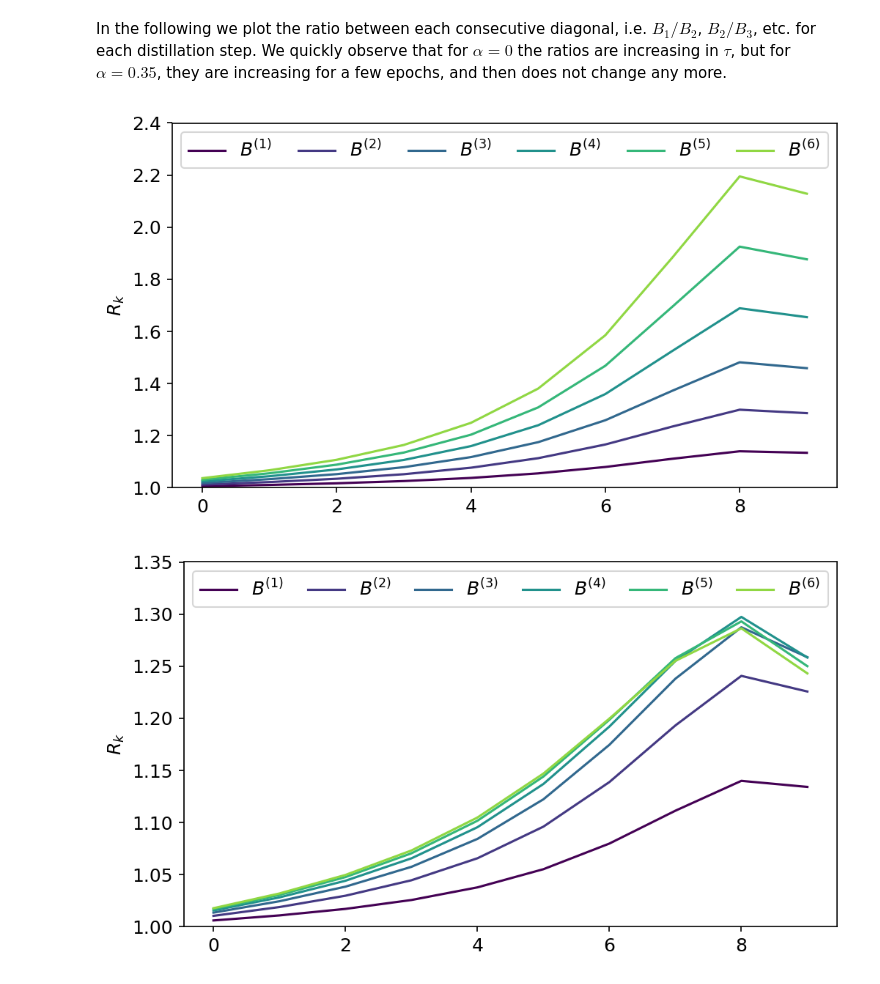
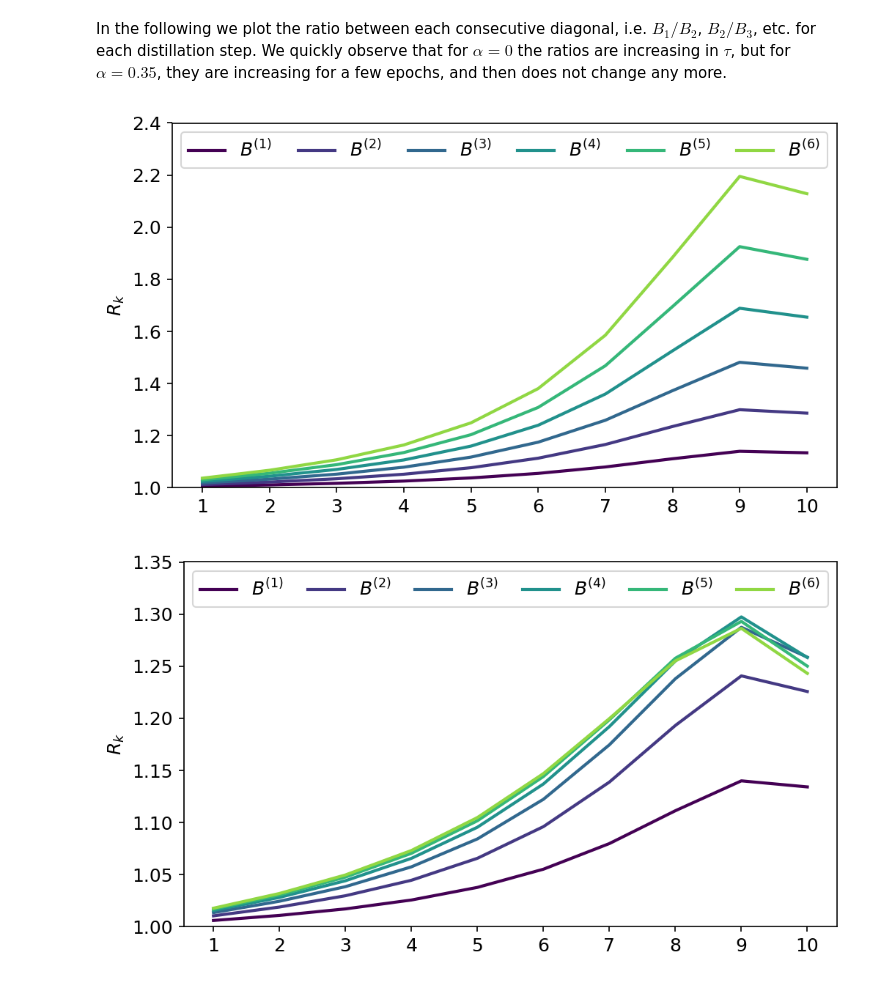
Before and after one commit to Kennethborup/self_distillation, a Jupyter notebook: toy_example.ipynb, the cells around one changed output. Cells and saved outputs as stored; diff of their text form; code cells hidden in the pictures.

```diff
--- a/toy_example.ipynb
+++ b/toy_example.ipynb
@@ -10,6 +8,7 @@ my_cmap = plt.get_cmap('viridis')
 plt.rcParams.update({'figure.figsize': (7, 4)})
 plt.rcParams.update({'figure.dpi': 150})
 plt.rcParams.update({'font.size': 12})
+plt.rcParams.update({'lines.linewidth': 2})
 plt.rcParams.update({'figure.autolayout': True})
 # %% [markdown]
 We define a self-distillation class, which fit a kernel ridge regression model with RBF kernel for some specified amount of times with tha provided distillation parameter `alpha` and regularization parameter `lambd`. The MSE loss with the true (noiseless) underlying sine function is printed and the solutions plotted on a single plot. If the amount of distillation steps exceed 20, only some solutions are plotted.
@@ -53,7 +52,7 @@ class SelfDistill(object):
         # Plot
         plt.figure()
         #plt.plot(x, np.sin(x*2*np.pi), 'k', linewidth=1, label='True func.')
-        plt.scatter(self.X, self.Y, marker='x', c='k', linewidth=1, label=r'$\mathcal{D}_{\mathrm{train}}$')
+        plt.scatter(self.X, self.Y, marker='x', c='k', label=r'$\mathcal{D}_{\mathrm{train}}$')
 
         # Status print
         print('Step\tLoss')
@@ -70,21 +69,21 @@ class SelfDistill(object):
             self._Y_pred.append(Y_pred)
 
             if steps < 11:
-                plt.plot(x, Y_pred, linewidth=1, label=f'$f_{{{step}}}$', color=my_cmap((step-1)/steps))
+                plt.plot(x, Y_pred, label=f'$f_{{{step}}}$', color=my_cmap((step-1)/steps))
             else:
                 if step % (steps // 10) == 0:
-                    plt.plot(x, Y_pred, linewidth=1, label=f'$f_{{{step}}}$', color=my_cmap((step-1) / (steps // 10)))
+                    plt.plot(x, Y_pred, label=f'$f_{{{step}}}$', color=my_cmap((step-1) / (steps // 10)))
 
             # Print status
             print(f'{step}\t{self.loss(x, Y_pred):1.5f}')
 
         # Calculate limiting solution
         Y_lim = np.matmul(np.matmul(alpha*self.kernel(x), np.linalg.inv(alpha*self.K + self.lambd*np.identity(len(self.Y)))), self.Y)
-        plt.plot(x, Y_lim, 'k--', linewidth=1, label='$f_{\infty}$')
+        plt.plot(x, Y_lim, 'k--', label='$f_{\infty}$')
 
         # Finalize plot
         plt.ylim(-1.5, 1.5)
-        plt.legend(loc='lower left', ncol=steps+2 if steps < 11 else 10+2, mode='expand');
+        plt.legend(loc='lower left', ncol=steps+2 if steps < 11 else 10+2, mode='expand')
 
         print('---'*5)
         print(f'∞\t{self.loss(x, Y_lim):1.5f}')
@@ -176,16 +175,18 @@ Now, if we calculate the $B^{(\tau)}$ (can be done recursively), and plot the di
 plt.figure()
 Bs_no_GT, Bs_no_GT_lim  = distiller_no_GT.get_B(return_all=True)
 for B, i in zip(Bs_no_GT, range(len(Bs_no_GT))):
-    plt.bar(range(0, len(B)), np.diag(B), label=fr'$B^{{({i+1})}}$', color=my_cmap(i/len(Bs_no_GT)), edgecolor='black', linewidth=0.75)
+    plt.bar(range(1, len(B)+1), np.diag(B), label=fr'$B^{{({i+1})}}$', color=my_cmap(i/len(Bs_no_GT)), edgecolor='black', linewidth=0.75)
     plt.ylim(0,1.05)
 plt.legend(loc='upper left', ncol=len(Bs_no_GT[0]), mode='expand')
+plt.xticks(range(1, len(B)+1))
 plt.show();
 
 plt.figure()
 Bs_GT, Bs_GT_lim = distiller_GT.get_B(return_all=True)
 for B, i in zip(Bs_GT, range(len(Bs_GT))):
-    plt.bar(range(0, len(B)), np.diag(B), label=fr'$B^{{({i+1})}}$', color=my_cmap(i/len(Bs_GT)), edgecolor='black', linewidth=0.75)
+    plt.bar(range(1, len(B)+1), np.diag(B), label=fr'$B^{{({i+1})}}$', color=my_cmap(i/len(Bs_GT)), edgecolor='black', linewidth=0.75)
     plt.ylim(0,1.05)
 plt.legend(loc='upper left', ncol=len(Bs_no_GT[0]), mode='expand')
+plt.xticks(range(1, len(B)+1))
 plt.show();
 # %% [output]
@@ -196,25 +197,29 @@ In the following we plot the ratio between each consecutive diagonal, i.e. $B_1/
 # %%
 Bs = [np.diag(B) for B in Bs_no_GT]
 Bs = np.stack([B[:-1]/B[1:] for B in Bs], axis=1).transpose()
 
 plt.figure()
 for B, i in zip(Bs, range(len(Bs))):
-    plt.plot(B, color=my_cmap(i/len(Bs)), label=fr'$B^{{({i+1})}}$')
+    plt.plot(range(1, len(B)+1), B, color=my_cmap(i/len(Bs)), label=fr'$B^{{({i+1})}}$', linewidth=2)
 plt.ylabel('$R_k$')
 plt.legend(loc='upper left', ncol=len(Bs_GT[0]), mode='expand')
+plt.xticks(range(1, len(B)+1))
 plt.ylim(1, 2.4)
+plt.savefig('figures/Rk_no_GT.pdf')
 plt.show();
 
 Bs = [np.diag(B) for B in Bs_GT]
 Bs = np.stack([B[:-1]/B[1:] for B in Bs], axis=1).transpose()
 
 plt.figure()
 for B, i in zip(Bs, range(len(Bs))):
-    plt.plot(B, color=my_cmap(i/len(Bs)), label=fr'$B^{{({i+1})}}$')
+    plt.plot(range(1, len(B)+1), B, color=my_cmap(i/len(Bs)), label=fr'$B^{{({i+1})}}$', linewidth=2)
 plt.ylabel('$R_k$')
 plt.legend(loc='upper left', ncol=len(Bs_GT[0]), mode='expand')
+plt.xticks(range(1, len(B)+1))
 plt.ylim(1, 1.35)
+plt.savefig('figures/Rk_GT.pdf')
 plt.show();
 # %% [output]
-[figure, old version]
+[figure, new version]
-[figure, old version]
+[figure, new version]
```
Also changed, not shown: parts of 5 cells of this notebook.
